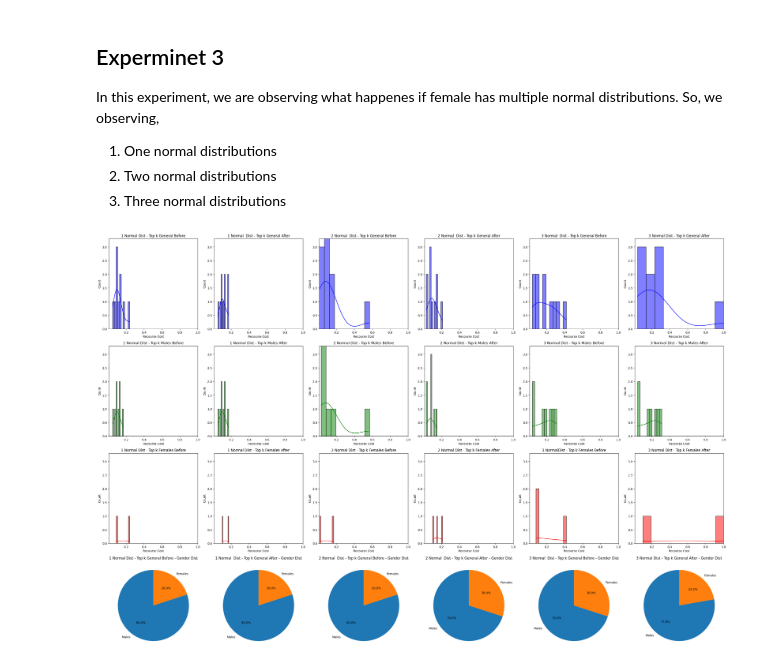
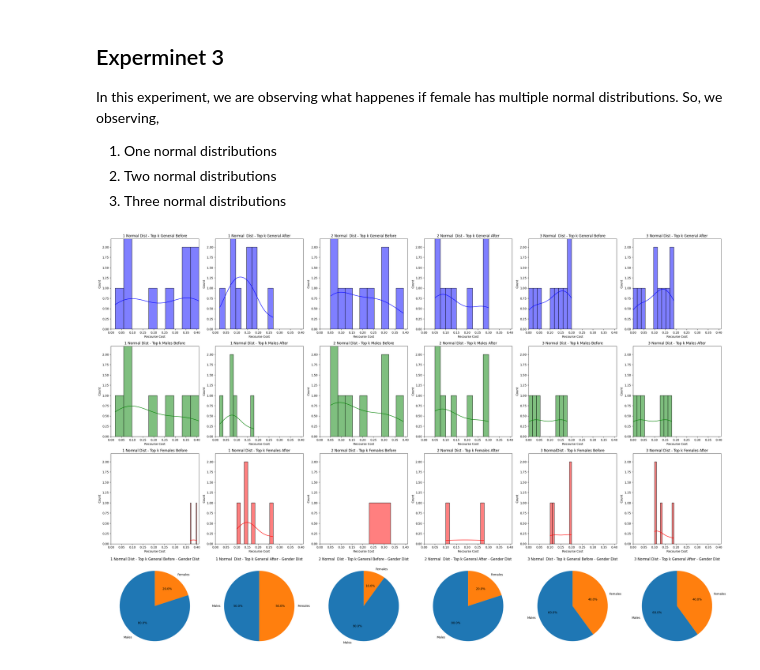
Before and after one commit to AsifAhmedShodip/MyRecourseProject, a Jupyter notebook: notebooks/experiment.ipynb, the cells around one changed output. Drawn from its saved outputs; the diff is of its cells as text; code cells hidden in the pictures.

```diff
--- a/notebooks/experiment.ipynb
+++ b/notebooks/experiment.ipynb
@@ -60,14 +60,14 @@ def generate_synthetic_data(n_samples=1000, seed=None, distributions=None, gende
     X1 = np.round(X1).astype(int)
     X2 = np.round(X2).astype(int)
 
-    noise = np.where(genders == 1,
-                        np.random.normal(0, 5, n_samples),
-                        np.random.normal(0, 15, n_samples))
+    noise = np.where(genders == 1, np.random.normal(0, 12, n_samples), np.random.normal(0, 15, n_samples))
     noise = np.round(noise).astype(int)
 
+    # gender_effect = np.where(genders == 1, .1, -.08)
     gender_effect = np.where(genders == 1, .1, -.08)
 
-    decision_boundary = 0.5 * X1 + 0.3 * X2 + 0.2 * gender_effect+ noise
+
+    decision_boundary = 0.5 * X1 + 0.3 * X2 + 0.2 * gender_effect + noise
     y = (decision_boundary > np.median(decision_boundary)).astype(int)
 
     data = pd.DataFrame({'X1': X1, 'X2': X2, 'Gender': genders, 'y': y})
@@ -338,7 +338,7 @@ import itertools
 
 distributions1 = {
     1: {'X1': [('uniform', (40, 70))], 'X2': [('normal', (65, 15))]},  # Male distributions
-    2: {'X1': [('uniform', (30, 60))], 'X2': [('normal', (55, 15))]}   # Female distributions
+    2: {'X1': [('uniform', (30, 60))], 'X2': [('normal', (55, 10))]}   # Female distributions
 }
 
 gender_proportions = [0.6, 0.4]
@@ -423,7 +423,7 @@ distributions1 = {
 
 distributions2 = {
     1: {'X1': [('uniform', (40, 70))], 'X2': [('normal', (65, 15))]},  # Male distributions
-    2: {'X1': [('normal', (30, 60))], 'X2': [('normal', (55, 15))]}   # Female distributions
+    2: {'X1': [('normal', (30, 10))], 'X2': [('normal', (55, 15))]}   # Female distributions
 }
 
 distributions3 = {
@@ -508,17 +508,17 @@ import itertools
 
 distributions1 = {
     1: {'X1': [('uniform', (40, 70))], 'X2': [('normal', (65, 15))]},  # Male distributions
-    2: {'X1': [('normal', (30, 60))], 'X2': [('normal', (55, 15))]}   # Female distributions
+    2: {'X1': [('normal', (30, 10))], 'X2': [('normal', (55, 15))]}   # Female distributions
 }
 
 distributions2 = {
     1: {'X1': [('uniform', (40, 70))], 'X2': [('normal', (65, 15))]},  # Male distributions
-    2: {'X1': [('normal', (30, 60)), ('normal', (25, 55))], 'X2': [('normal', (55, 15))]}   # Female distributions
+    2: {'X1': [('normal', (30, 10)), ('normal', (50, 10))], 'X2': [('normal', (55, 15))]}   # Female distributions
 }
 
 distributions3 = {
     1: {'X1': [('uniform', (40, 70))], 'X2': [('normal', (65, 15))]},  # Male distributions
-    2: {'X1': [('normal', (30, 60)), ('normal', (25, 55)), ('normal', (35, 50))], 'X2': [('normal', (55, 15))]}   # Female distributions
+    2: {'X1': [('normal', (30, 10)), ('normal', (50, 10)), ('normal', (60, 10))], 'X2': [('normal', (55, 15))]}   # Female distributions
 }
 
 gender_proportions = [0.6, 0.4]
@@ -557,31 +557,31 @@ for params in all_params:
     top_k_before_after.append(top_k_after_rewards)
 
     top_k_males_before = top_k_before_rewards[top_k_before_rewards['Gender'] == 1]
     top_k_females_before = top_k_before_rewards[top_k_before_rewards['Gender'] == 2]
     top_k_males_after = top_k_after_rewards[top_k_after_rewards['Gender'] == 1]
     top_k_females_after = top_k_after_rewards[top_k_after_rewards['Gender'] == 2]
 
     top_k_male_before_after.append(top_k_males_before)
     top_k_male_before_after.append(top_k_males_after)
 
     top_k_female_before_after.append(top_k_females_before)
     top_k_female_before_after.append(top_k_females_after)
 
     male_female_counts_before_after.append((len(top_k_males_before), len(top_k_females_before)))
     male_female_counts_before_after.append((len(top_k_males_after), len(top_k_females_after)))
 
 titles = [
     "1 Normal Dist - Top k General Before", "1 Normal  Dist - Top k General After",
     "2 Normal  Dist - Top k General Before", "2 Normal  Dist - Top k General After",
     "3 Normal  Dist - Top k General Before", "3 Normal Dist - Top k General After",
     "1 Normal Dist - Top k Males Before", "1 Normal Dist - Top k Males After",
     "2 Normal Dist - Top k Males Before", "2 Normal Dist - Top k Males After",
     "3 Normal Dist - Top k Males Before", "3 Normal Dist - Top k Males After",
     "1 Normal Dist - Top k Females Before", "1 Normal Dist - Top k Females After",
     "2 Normal Dist - Top k Females Before", "2 Normal Dist - Top k Females After",
     "3 NormalDist - Top k Females Before", "3 Normal Dist - Top k Females After"
 ]
 
 plot_custom_grid_of_histograms(top_k_before_after, top_k_male_before_after, top_k_female_before_after, titles)
 # %% [output]
-[figure, old version]
+[figure, new version]
```
Also changed, not shown: parts of 2 cells of this notebook, 2 other files.
